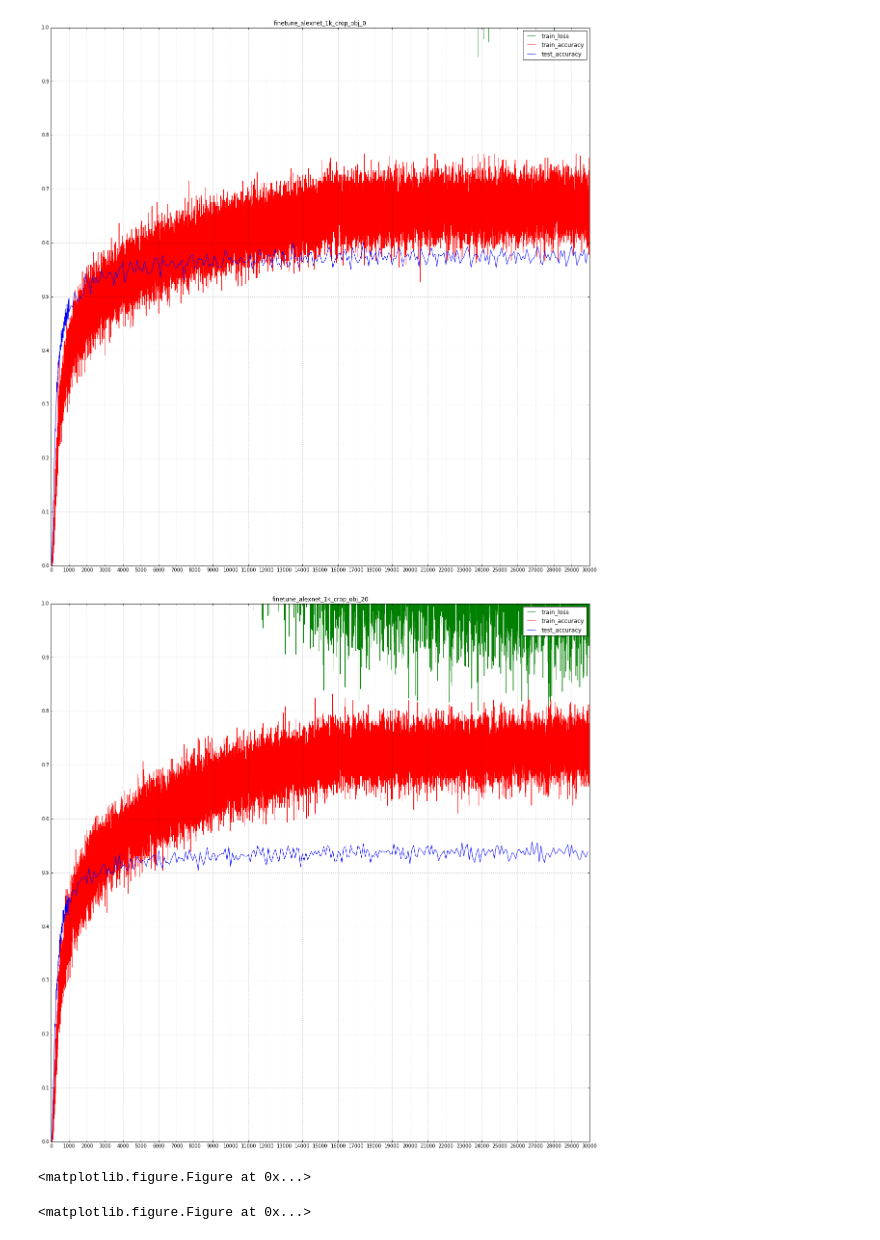
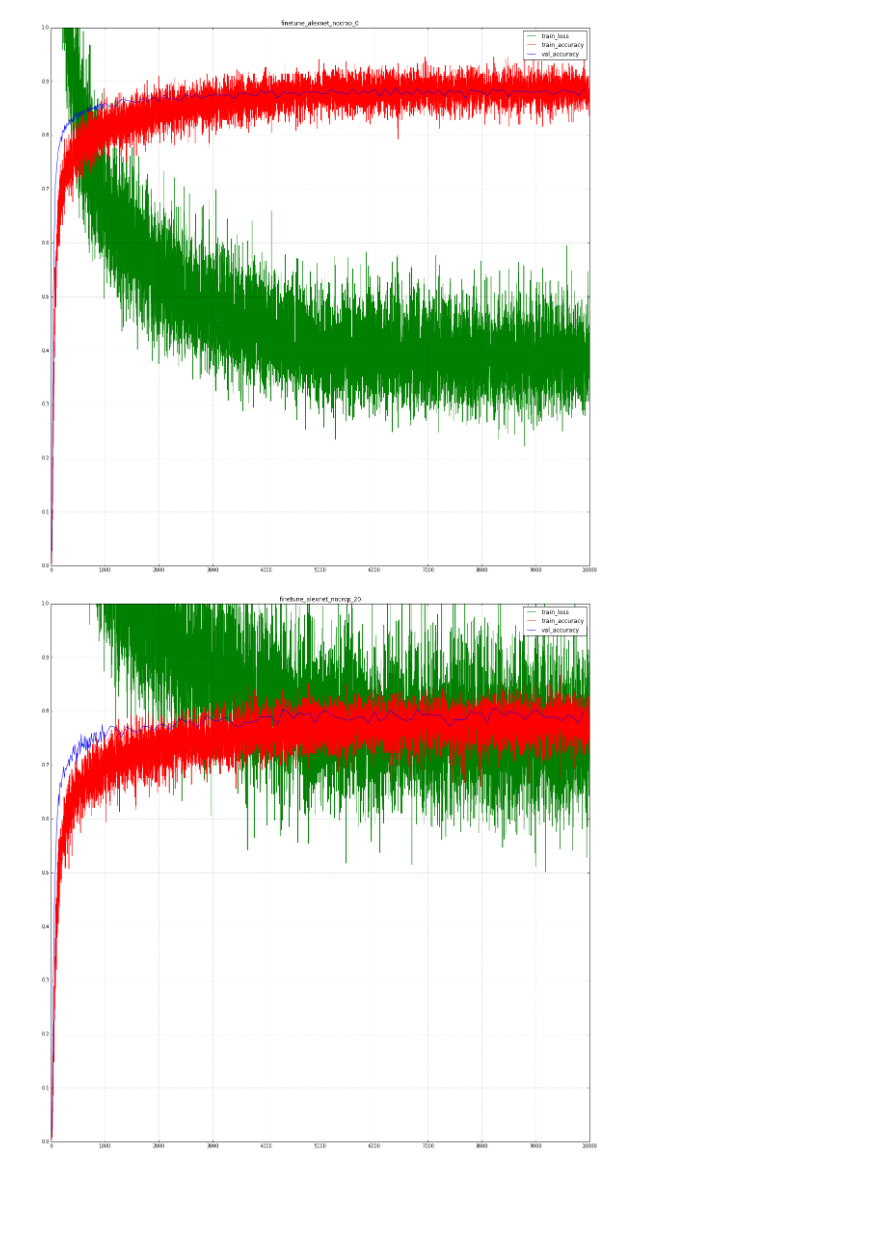
Before and after one commit to Definiter/occlusion-project, a Jupyter notebook: src/visualize_finetune.ipynb, the cells around one changed output. Cells and saved outputs as stored; diff of their text form; code cells hidden in the pictures; blank space fills up the shorter version.

```diff
--- a/src/visualize_finetune.ipynb
+++ b/src/visualize_finetune.ipynb
@@ -19,8 +19,14 @@ plt.rcParams['figure.figsize'] = (20, 20)
 #net_names = ['0', '20', '40', '60', '80', '100', 'all']
 #type_strs = ['crop_obj', 'nocrop_obj']
 
-net_names = ['0', '20', '40', '60', '80', '100', 'all']
-type_strs = ['1k_crop_obj', '1k_nocrop_obj']
+#net_names = ['0', '20', '40', '60', '80', '100', 'all']
+#type_strs = ['1k_crop_obj', '1k_nocrop_obj']
+
+#net_names = ['0', '60']
+#type_strs = ['1k_crop_obj']
+
+net_names = ['0', '20', '40', '60', '80', '100']
+type_strs = ['nocrop']
 
 for type_str in type_strs:
     for net_name in net_names:
@@ -29,6 +35,7 @@ for type_str in type_strs:
         try:
             f = open('{}finetune/train_loss_{}_{}.pickle'.format(result_root, type_str, net_name))
         except IOError:
+            print '{}_{} not found.'.format(type_str, net_name)
             continue
         train_loss = cPickle.load(f)
         f.close()
@@ -41,44 +48,42 @@ for type_str in type_strs:
         f.close()
 
         try:
-            f = open('{}finetune/test_accuracy_{}_{}.pickle'.format(result_root, type_str, net_name))
+            f = open('{}finetune/val_accuracy_{}_{}.pickle'.format(result_root, type_str, net_name))
         except IOError:
             continue
-        test_accuracy = cPickle.load(f)
+        val_accuracy = cPickle.load(f)
         f.close()
 
-        x_range = [0, 30000]
+        x_range = [0, 10000]
         x_unit = 1000
         y_range = [0, 1]
         y_unit = 0.1
 
         # Title.
         plt.title('finetune_alexnet_{}_{}'.format(type_str, net_name))
 
         # Curves.
         plt.plot(train_loss, zorder = 0, color = 'g')
         plt.plot(train_accuracy, zorder = 1, color = 'r')
-        keys = sorted(test_accuracy.keys())
-        values = [test_accuracy[key] for key in keys]
+        keys = sorted(val_accuracy.keys())
+        values = [val_accuracy[key] for key in keys]
         plt.plot(keys, values, zorder = 2, color = 'b')
-        plt.legend(['train_loss', 'train_accuracy', 'test_accuracy'], loc='upper right')
+        plt.legend(['train_loss', 'train_accuracy', 'val_accuracy'], loc='upper right')
 
         # Grid.
         ax = plt.gca()
         ax.set_xlim(x_range)
         ax.set_ylim(y_range)
         ax.set_xticks(np.arange(x_range[0], x_range[1] + x_unit, x_unit))
         ax.set_xticks(np.arange(x_range[0], x_range[1] + x_unit, x_unit), minor=True)
         ax.set_yticks(np.arange(y_range[0], y_range[1] + y_unit, y_unit))
         ax.set_yticks(np.arange(y_range[0], y_range[1] + y_unit, y_unit), minor=True)
         ax.grid(which='both')
         ax.grid(which='minor', alpha=0.2)
         ax.grid(which='major', alpha=0.5)
 
         plt.show()
         fig.savefig('{}finetune/finetune_curve_{}_{}.png'.format(result_root, type_str, net_name))
 # %% [output]
-[figure, old version]
+[figure, new version]
-[figure, old version]
+[figure, new version]
-<matplotlib.figure.Figure at 0x...>
-<matplotlib.figure.Figure at 0x...>
```
Also changed, not shown: parts of 1 cell of this notebook, 14 other files.
